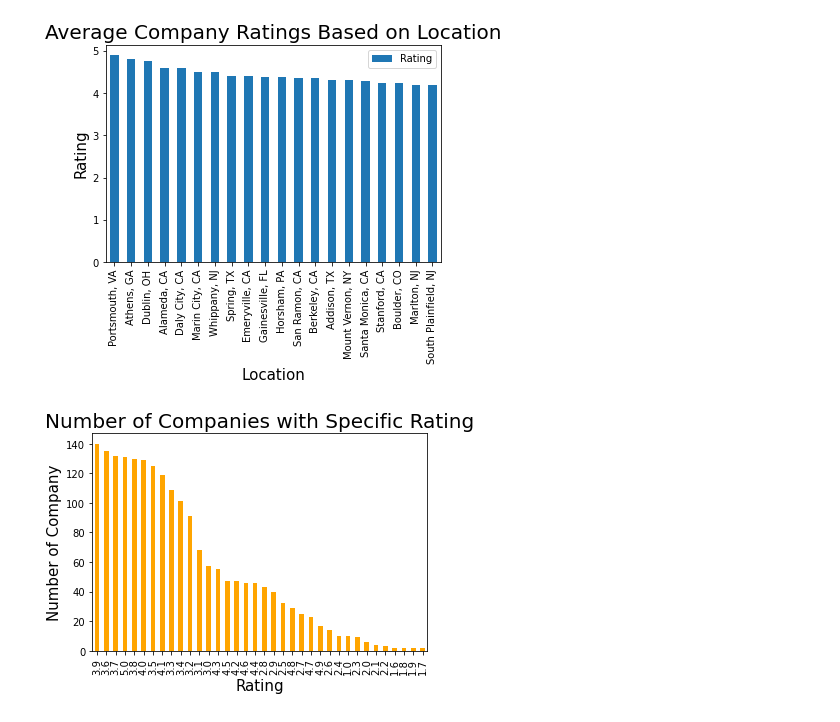
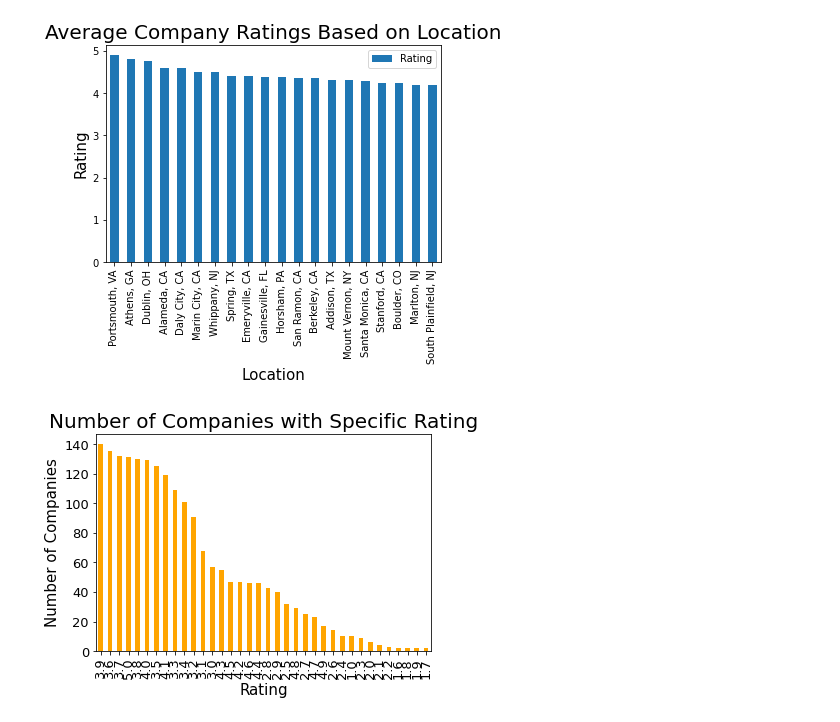
Before and after one commit to blaylockmatt/DataAnalystJobProspects, a Jupyter notebook: DataAnalystJobs-Monicah.ipynb, the cells around one changed output. Saved outputs shown, nothing was run; the diff lists cells and outputs as text; code cells hidden in the pictures.

```diff
--- a/DataAnalystJobs-Monicah.ipynb
+++ b/DataAnalystJobs-Monicah.ipynb
@@ -470,14 +504,18 @@ plt.show()
 # %%
 
 data['Rating'].value_counts().plot.bar(x='Rating',y='Number of Companies',color='orange')
+
+
+plt.xlabel("Rating",fontsize=15)
+plt.ylabel("Number of Companies",fontsize=15)
 plt.title("Number of Companies with Specific Rating",fontsize=20)
-plt.xlabel("Rating",fontsize=15)
-plt.ylabel("Number of Company",fontsize=15)
+plt.xticks(fontsize=13)
+plt.yticks(fontsize=13)
 
 plt.savefig('../DataAnalystJobProspects/visualizations/CompanieswithSpecificRatin.png', bbox_inches="tight")
 plt.show()
 # %% [output]
-[figure, old version]
+[figure, new version]
 # %%
 company_salary_df.sort_values(by='Company Name', ascending=False)[:20].plot(kind='bar')
 plt.title("Top 15 Companies showing Minimum and Maximum Salary", fontsize=20)
```
Also changed, not shown: parts of 16 cells of this notebook, 11 other files.
